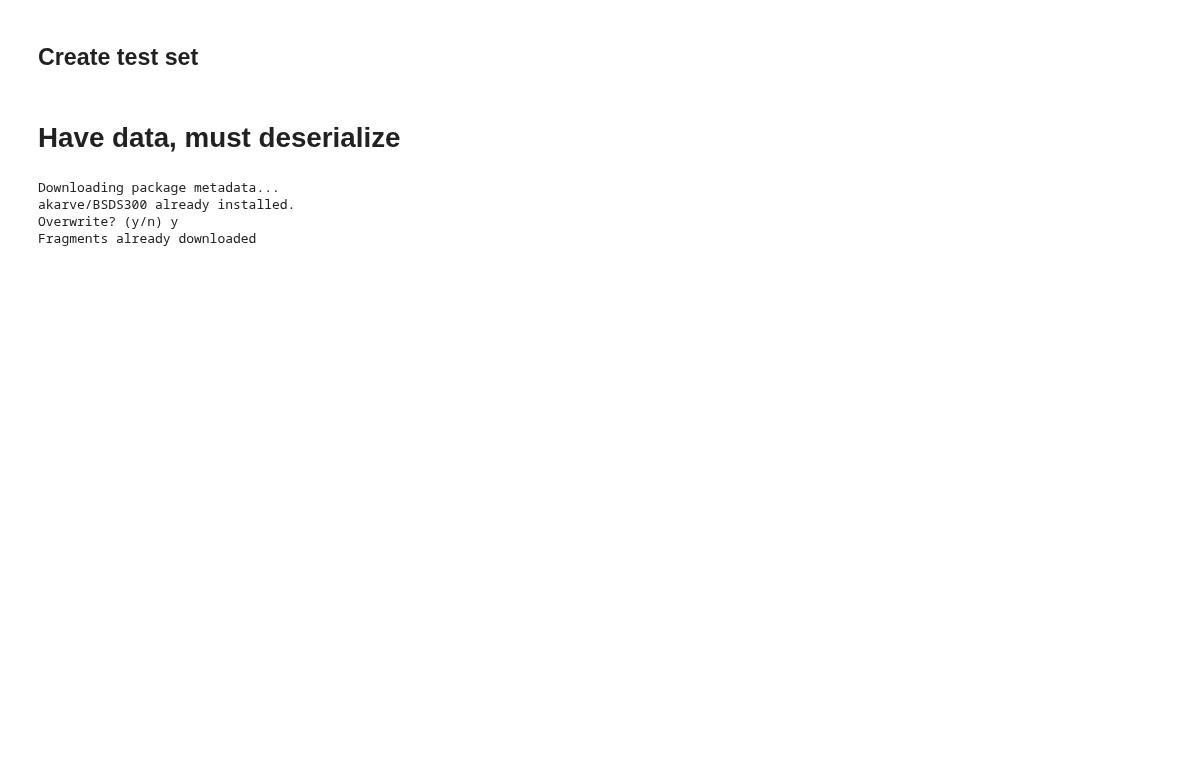
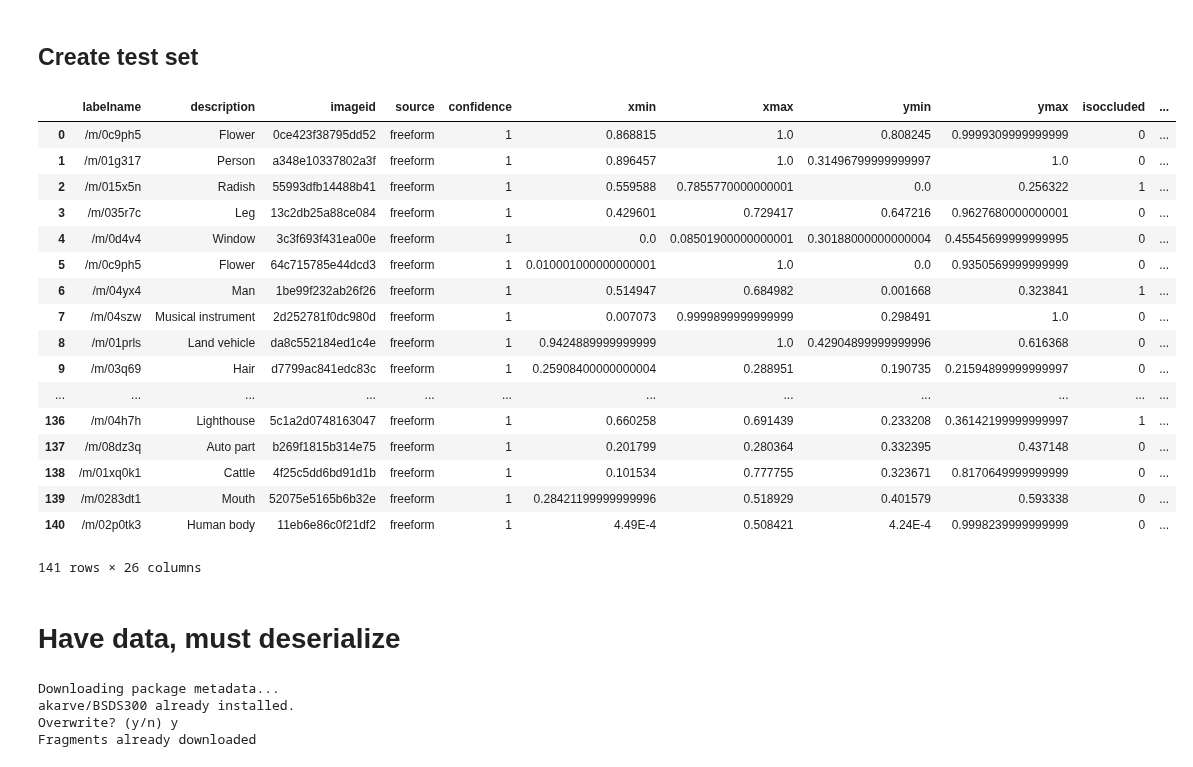
Before and after one commit to quiltdata/jupytercon, a Jupyter notebook: Reproducible_data_dependencies_JupyterCon.ipynb, the cells around one changed output. Drawn from its saved outputs; the diff is of its cells as text; code cells hidden in the pictures; blank space fills up the shorter version.

```diff
--- a/Reproducible_data_dependencies_JupyterCon.ipynb
+++ b/Reproducible_data_dependencies_JupyterCon.ipynb
@@ -144,12 +167,31 @@ quilt3.query("frags/open-images/trainable-human-bbox", hotdog)
 # %%
 nothotdog = """
 select * from "frags_openimages_trainable-human-bbox"
 where not contains(split(alldescriptionsforimageid, ',') , 'Hot dog')
 order by rand()
 limit 141;
 """
 
-he.query("frags/open-images/trainable-human-bbox", nothotdog)
+quilt3.query(nothotdog)
+# %% [output]
+|  | labelname | description | imageid | source | confidence | xmin | xmax | ymin | ymax | isoccluded | ... |
+| 0 | /m/0c9ph5 | Flower | 0ce423f38795dd52 | freeform | 1 | 0.868815 | 1.0 | 0.808245 | 0.9999309999999999 | 0 | ... |
+| 1 | /m/01g317 | Person | a348e10337802a3f | freeform | 1 | 0.896457 | 1.0 | 0.31496799999999997 | 1.0 | 0 | ... |
+| 2 | /m/015x5n | Radish | 55993dfb14488b41 | freeform | 1 | 0.559588 | 0.7855770000000001 | 0.0 | 0.256322 | 1 | ... |
+| 3 | /m/035r7c | Leg | 13c2db25a88ce084 | freeform | 1 | 0.429601 | 0.729417 | 0.647216 | 0.9627680000000001 | 0 | ... |
+| 4 | /m/0d4v4 | Window | 3c3f693f431ea00e | freeform | 1 | 0.0 | 0.08501900000000001 | 0.30188000000000004 | 0.45545699999999995 | 0 | ... |
+| 5 | /m/0c9ph5 | Flower | 64c715785e44dcd3 | freeform | 1 | 0.010001000000000001 | 1.0 | 0.0 | 0.9350569999999999 | 0 | ... |
+| 6 | /m/04yx4 | Man | 1be99f232ab26f26 | freeform | 1 | 0.514947 | 0.684982 | 0.001668 | 0.323841 | 1 | ... |
+| 7 | /m/04szw | Musical instrument | 2d252781f0dc980d | freeform | 1 | 0.007073 | 0.9999899999999999 | 0.298491 | 1.0 | 0 | ... |
+| 8 | /m/01prls | Land vehicle | da8c552184ed1c4e | freeform | 1 | 0.9424889999999999 | 1.0 | 0.42904899999999996 | 0.616368 | 0 | ... |
+| 9 | /m/03q69 | Hair | d7799ac841edc83c | freeform | 1 | 0.25908400000000004 | 0.288951 | 0.190735 | 0.21594899999999997 | 0 | ... |
+| ... | ... | ... | ... | ... | ... | ... | ... | ... | ... | ... | ... |
+| 136 | /m/04h7h | Lighthouse | 5c1a2d0748163047 | freeform | 1 | 0.660258 | 0.691439 | 0.233208 | 0.36142199999999997 | 1 | ... |
+| 137 | /m/08dz3q | Auto part | b269f1815b314e75 | freeform | 1 | 0.201799 | 0.280364 | 0.332395 | 0.437148 | 0 | ... |
+| 138 | /m/01xq0k1 | Cattle | 4f25c5dd6bd91d1b | freeform | 1 | 0.101534 | 0.777755 | 0.323671 | 0.8170649999999999 | 0 | ... |
+| 139 | /m/0283dt1 | Mouth | 52075e5165b6b32e | freeform | 1 | 0.28421199999999996 | 0.518929 | 0.401579 | 0.593338 | 0 | ... |
+| 140 | /m/02p0tk3 | Human body | 11eb6e86c0f21df2 | freeform | 1 | 4.49E-4 | 0.508421 | 4.24E-4 | 0.9998239999999999 | 0 | ... |
+141 rows × 26 columns
 # %% [markdown]
 # Have data, must deserialize
 # %%
```
Also changed, not shown: parts of 15 cells of this notebook.
